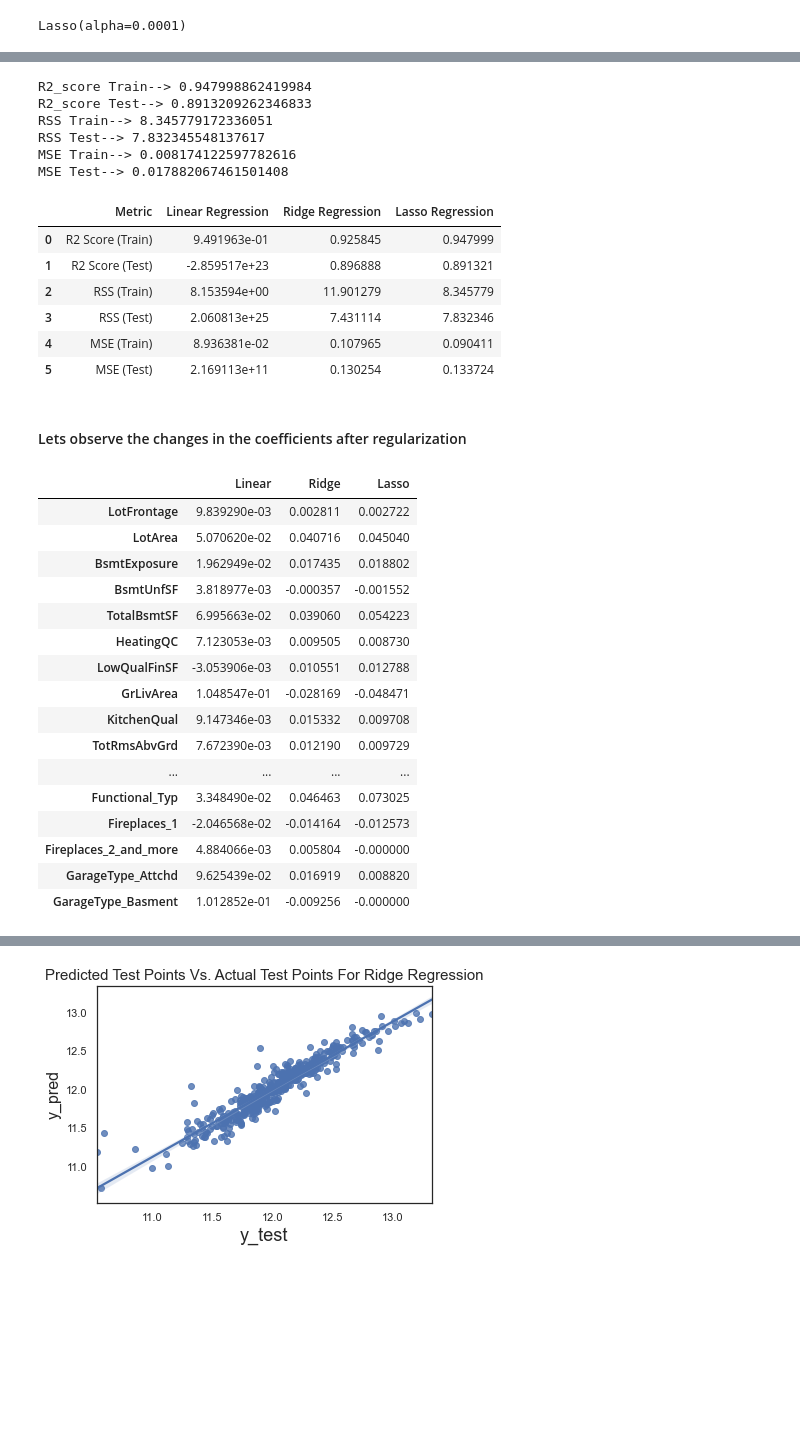
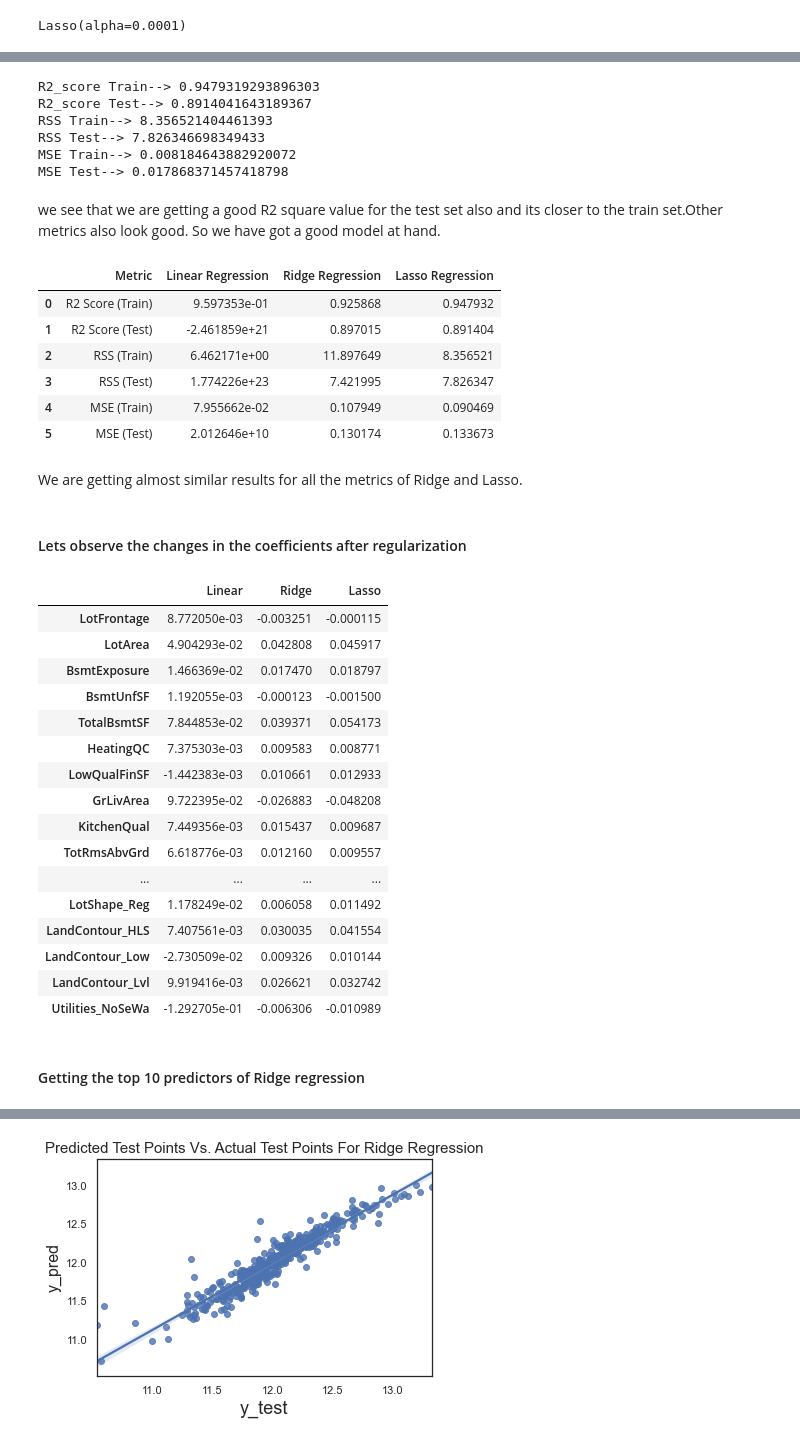
Before and after one commit to Silapada-Hansda/advanced_regression_assignment, a Jupyter notebook: assignment_advanced_regression.ipynb, the cells around one changed output, grey strips where cells are left out. Saved outputs shown, nothing was run; the diff lists cells and outputs as text; code cells hidden in the pictures; blank space fills up the shorter version.

```diff
--- a/assignment_advanced_regression.ipynb
+++ b/assignment_advanced_regression.ipynb
@@ -872,9 +872,13 @@ distplot_skewness(housing.LotFrontage)
 [figure]
 skewness  2.4091466665496006
 # %%
-# the data is skewed to the right , so will apply log transformation on it to check if its normally distributed or not
-housing.LotFrontage = np.log(housing.LotFrontage)
-distplot_skewness(housing.LotFrontage)
+# the data is skewed to the right , so will check the distribution after applying transformation on it to check if its normally distributed or not
+#housing.LotFrontage = np.log(housing.LotFrontage)
+
+distplot_skewness(np.log(housing.LotFrontage))
+distplot_skewness(np.sqrt(housing.LotFrontage))
+plt.tight_layout()
+plt.show()
 # %% [output]
 [figure]
 skewness  -0.9091148013817885
@@ -883,3 +891,5 @@ skewness  -0.9091148013817885
+# %%
+housing.LotFrontage = np.sqrt(housing.LotFrontage)
 # %%
 #LotArea
 distplot_skewness(housing.LotArea)
@@ -1350,14 +1367,16 @@ mse_test_lr = mean_squared_error(y_test, y_pred_test_lasso)
 print("MSE Test-->",mse_test_lr)
 metric3.append(mse_test_lr**0.5)
 # %% [output]
-R2_score Train--> 0.947998862419984
-R2_score Test--> 0.8913209262346833
-RSS Train--> 8.345779172336051
-RSS Test--> 7.832345548137617
-MSE Train--> 0.008174122597782616
-MSE Test--> 0.017882067461501408
+R2_score Train--> 0.9479319293896303
+R2_score Test--> 0.8914041643189367
+RSS Train--> 8.356521404461393
+RSS Test--> 7.826346698349433
+MSE Train--> 0.008184643882920072
+MSE Test--> 0.017868371457418798
+# %% [markdown]
+we see that we are getting a good R2 square value for the test set also and its closer to the train set.Other metrics also look good. So we have got a good model at hand.
 # %%
-# Creating a table which contain all the metrics
+# Creating a table which contain all the metrics of Linear , Ridge and Lasso Regression to have a comparison
 
 lr_table = {'Metric': ['R2 Score (Train)','R2 Score (Test)','RSS (Train)','RSS (Test)',
                        'MSE (Train)','MSE (Test)'],
@@ -1374,12 +1393,14 @@ final_metric = pd.concat([lr_metric, rg_metric, ls_metric], axis = 1)
 final_metric
 # %% [output]
 |  | Metric | Linear Regression | Ridge Regression | Lasso Regression |
-| 0 | R2 Score (Train) | 9.491963e-01 | 0.925845 | 0.947999 |
-| 1 | R2 Score (Test) | -2.859517e+23 | 0.896888 | 0.891321 |
-| 2 | RSS (Train) | 8.153594e+00 | 11.901279 | 8.345779 |
-| 3 | RSS (Test) | 2.060813e+25 | 7.431114 | 7.832346 |
-| 4 | MSE (Train) | 8.936381e-02 | 0.107965 | 0.090411 |
-| 5 | MSE (Test) | 2.169113e+11 | 0.130254 | 0.133724 |
+| 0 | R2 Score (Train) | 9.597353e-01 | 0.925868 | 0.947932 |
+| 1 | R2 Score (Test) | -2.461859e+21 | 0.897015 | 0.891404 |
+| 2 | RSS (Train) | 6.462171e+00 | 11.897649 | 8.356521 |
+| 3 | RSS (Test) | 1.774226e+23 | 7.421995 | 7.826347 |
+| 4 | MSE (Train) | 7.955662e-02 | 0.107949 | 0.090469 |
+| 5 | MSE (Test) | 2.012646e+10 | 0.130174 | 0.133673 |
+# %% [markdown]
+We are getting almost similar results for all the metrics of Ridge and Lasso.
 # %% [markdown]
 #### Lets observe the changes in the coefficients after regularization
 # %%
@@ -1389,25 +1410,27 @@ betas['Linear'] = lm.coef_
 betas['Ridge'] = ridge.coef_
 betas['Lasso'] = lasso.coef_
 # %%
-betas.head(200)
+betas.head(50)
 # %% [output]
 |  | Linear | Ridge | Lasso |
-| LotFrontage | 9.839290e-03 | 0.002811 | 0.002722 |
-| LotArea | 5.070620e-02 | 0.040716 | 0.045040 |
-| BsmtExposure | 1.962949e-02 | 0.017435 | 0.018802 |
-| BsmtUnfSF | 3.818977e-03 | -0.000357 | -0.001552 |
-| TotalBsmtSF | 6.995663e-02 | 0.039060 | 0.054223 |
-| HeatingQC | 7.123053e-03 | 0.009505 | 0.008730 |
-| LowQualFinSF | -3.053906e-03 | 0.010551 | 0.012788 |
-| GrLivArea | 1.048547e-01 | -0.028169 | -0.048471 |
-| KitchenQual | 9.147346e-03 | 0.015332 | 0.009708 |
-| TotRmsAbvGrd | 7.672390e-03 | 0.012190 | 0.009729 |
+| LotFrontage | 8.772050e-03 | -0.003251 | -0.000115 |
+| LotArea | 4.904293e-02 | 0.042808 | 0.045917 |
+| BsmtExposure | 1.466369e-02 | 0.017470 | 0.018797 |
+| BsmtUnfSF | 1.192055e-03 | -0.000123 | -0.001500 |
+| TotalBsmtSF | 7.844853e-02 | 0.039371 | 0.054173 |
+| HeatingQC | 7.375303e-03 | 0.009583 | 0.008771 |
+| LowQualFinSF | -1.442383e-03 | 0.010661 | 0.012933 |
+| GrLivArea | 9.722395e-02 | -0.026883 | -0.048208 |
+| KitchenQual | 7.449356e-03 | 0.015437 | 0.009687 |
+| TotRmsAbvGrd | 6.618776e-03 | 0.012160 | 0.009557 |
 | ... | ... | ... | ... |
-| Functional_Typ | 3.348490e-02 | 0.046463 | 0.073025 |
-| Fireplaces_1 | -2.046568e-02 | -0.014164 | -0.012573 |
-| Fireplaces_2_and_more | 4.884066e-03 | 0.005804 | -0.000000 |
-| GarageType_Attchd | 9.625439e-02 | 0.016919 | 0.008820 |
-| GarageType_Basment | 1.012852e-01 | -0.009256 | -0.000000 |
+| LotShape_Reg | 1.178249e-02 | 0.006058 | 0.011492 |
+| LandContour_HLS | 7.407561e-03 | 0.030035 | 0.041554 |
+| LandContour_Low | -2.730509e-02 | 0.009326 | 0.010144 |
+| LandContour_Lvl | 9.919416e-03 | 0.026621 | 0.032742 |
+| Utilities_NoSeWa | -1.292705e-01 | -0.006306 | -0.010989 |
+# %% [markdown]
+#### Getting the top 10 predictors of Ridge regression
 # %%
 (betas['Ridge'].sort_values(ascending=False,key=abs)).head(10)
 # %% [output]
```
Also changed, not shown: parts of 117 cells of this notebook.
